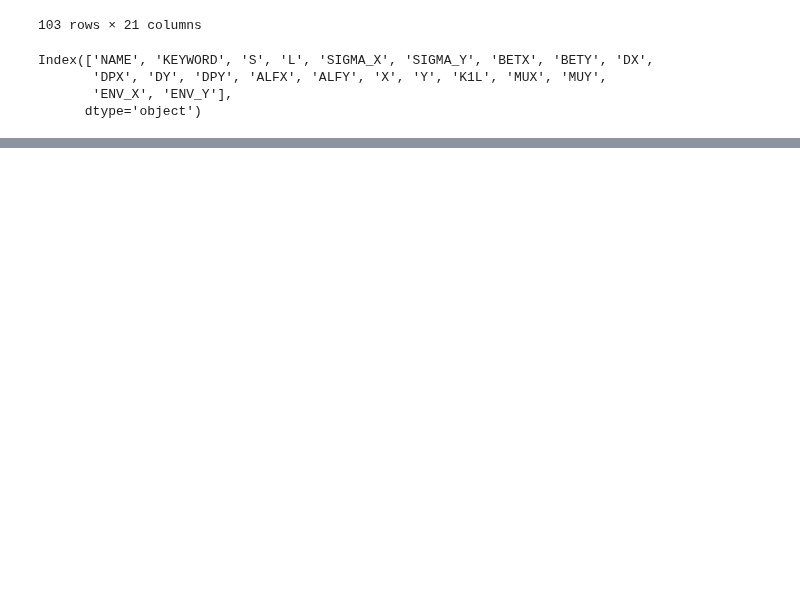
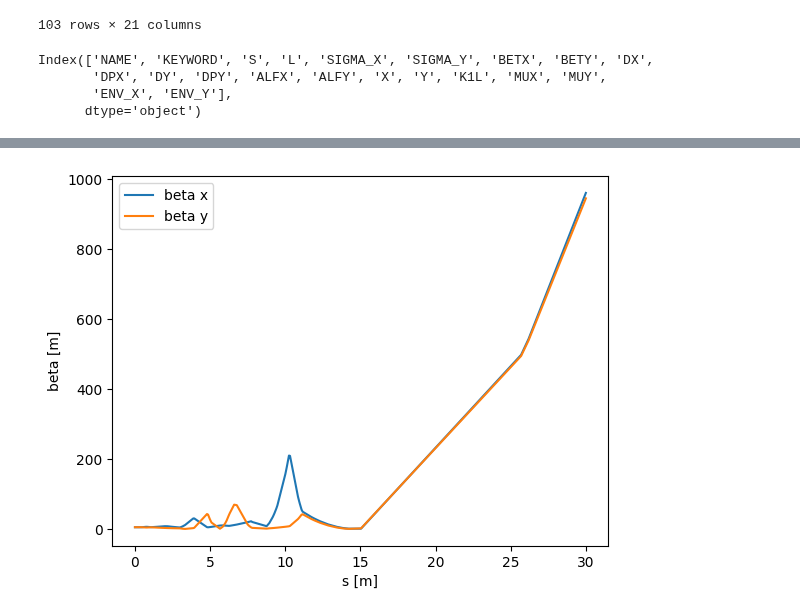
Before and after one commit to RL4AA/rl4aa24-tutorial, a Jupyter notebook: notebooks/load_lattice.ipynb, the cells around one changed output, grey strips where cells are left out. Saved outputs shown, nothing was run; the diff lists cells and outputs as text; code cells hidden in the pictures; blank space fills up the shorter version.

```diff
--- a/notebooks/load_lattice.ipynb
+++ b/notebooks/load_lattice.ipynb
@@ -86,0 +97,9 @@ segment.plot_twiss_over_lattice(beam=incoming_beam)
+# %%
+plt.plot(df["S"], df["BETX"], label="beta x")
+plt.plot(df["S"], df["BETY"], label="beta y")
+plt.legend()
+plt.xlabel("s [m]")
+plt.ylabel("beta [m]")
+plt.show()
+# %% [output]
+[figure, added]
```
Also changed, not shown: parts of 8 cells of this notebook.
